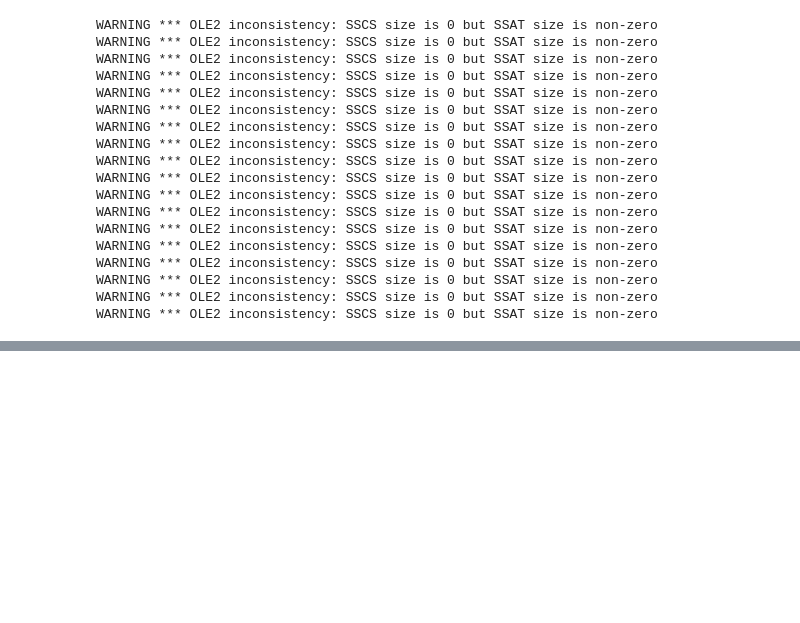
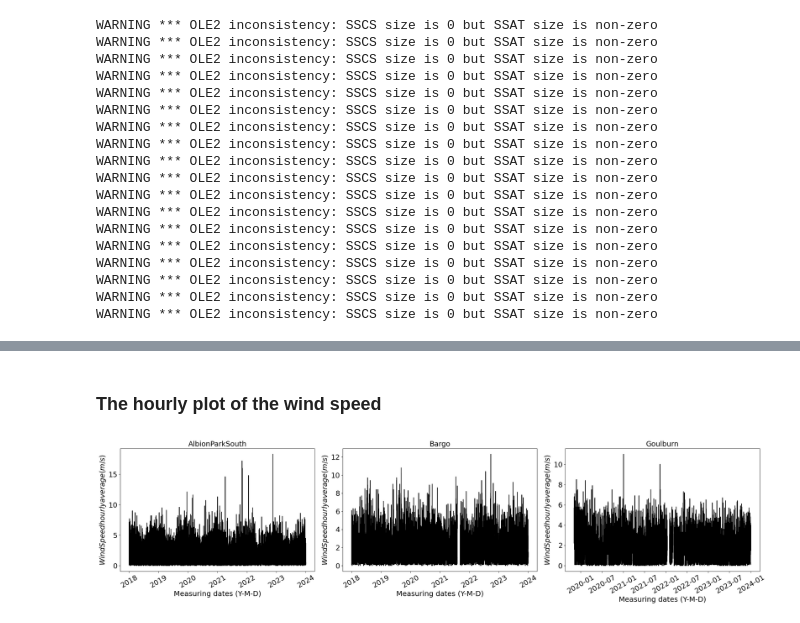
Before and after one commit to GinnCheng/DA_AQ_hub, a Jupyter notebook: DA_aqms_nsw.ipynb, the cells around one changed output, grey strips where cells are left out. Cells and saved outputs as stored; diff of their text form; code cells hidden in the pictures; blank space fills up the shorter version.

```diff
--- a/DA_aqms_nsw.ipynb
+++ b/DA_aqms_nsw.ipynb
@@ -64,43 +72,43 @@ dict['Goulburn'].head(1)
+# %% [markdown]
+### The hourly plot of the wind speed
 # %%
 # get the windspeed plot to see the wind speed fluctuations
 # ['AlbionParkSouth', 'Bargo', 'Goulburn']
-criterion = 164
 # plot
 fig, (ax1, ax2, ax3) = plt.subplots(1, 3, figsize=(24, 6))
 
-# Boat Creek
-y = df_bc['Nitrogen Dioxide (ug/m^3)']
-x = df_bc.index
+# AlbionParkSouth
+y = dfall['A']['ALBION PARK SOUTH WSP 1h average [m/s]']
+x = dfall['A'][['Date']]
 ax1.plot(x,y,'k-')
-ax1.axhline(y=criterion, color='red', linestyle='--', label=f'Criterion: {criterion}')
 ax1.set_xlabel('Measuring dates (Y-M-D)', fontsize=FontSize)
-ax1.set_ylabel(r'$NO_2 \left(\mu g/m^3/\text{hr}\right)$', fontsize=FontSize)
+ax1.set_ylabel(r'$Wind Speed hourly average \left(m/s\right)$', fontsize=FontSize)
 ax1.tick_params(axis='x', rotation=30, labelsize=TickSize)
 ax1.tick_params(axis='y', labelsize=TickSize)
-ax1.set_title('Boat Creek AMNS', fontsize=TickSize)
+ax1.set_title('AlbionParkSouth', fontsize=TickSize)
 
-# Memorial Park
-y = df_mp['Nitrogen Dioxide (ug/m^3)']
-x = df_mp.index
+# Bargo
+y = dfall['B']['BARGO WSP 1h average [m/s]']
+x = dfall['B'][['Date']]
 ax2.plot(x,y,'k-')
-ax2.axhline(y=criterion, color='red', linestyle='--', label=f'Criterion: {criterion}')
 ax2.set_xlabel('Measuring dates (Y-M-D)', fontsize=FontSize)
-ax2.set_ylabel(r'$NO_2 \left(\mu g/m^3/\text{hr}\right)$', fontsize=FontSize)
+ax2.set_ylabel(r'$Wind Speed hourly average \left(m/s\right)$', fontsize=FontSize)
 ax2.tick_params(axis='x', rotation=30, labelsize=TickSize)
 ax2.tick_params(axis='y', labelsize=TickSize)
-ax2.set_title('Memorial Park AMNS', fontsize=TickSize)
+ax2.set_title('Bargo', fontsize=TickSize)
 
-# South Gladstone
-y = df_sg['Nitrogen Dioxide (ug/m^3)']
-x = df_sg.index
+# Goulburn
+y = dfall['G']['GOULBURN WSP 1h average [m/s]']
+x = dfall['G'][['Date']]
 ax3.plot(x,y,'k-')
-ax3.axhline(y=criterion, color='red', linestyle='--', label=f'Criterion: {criterion}')
 ax3.set_xlabel('Measuring dates (Y-M-D)', fontsize=FontSize)
-ax3.set_ylabel(r'$NO_2 \left(\mu g/m^3/\text{hr}\right)$', fontsize=FontSize)
+ax3.set_ylabel(r'$Wind Speed hourly average \left(m/s\right)$', fontsize=FontSize)
 ax3.tick_params(axis='x', rotation=30, labelsize=TickSize)
 ax3.tick_params(axis='y', labelsize=TickSize)
-ax3.set_title('South Gladstone AMNS', fontsize=TickSize)
+ax3.set_title('Goulburn', fontsize=TickSize)
 
 # plot
 plt.tight_layout()
 plt.show()
+# %% [output]
+[figure, added]
```
Also changed, not shown: parts of 17 cells of this notebook, 1 other file.
